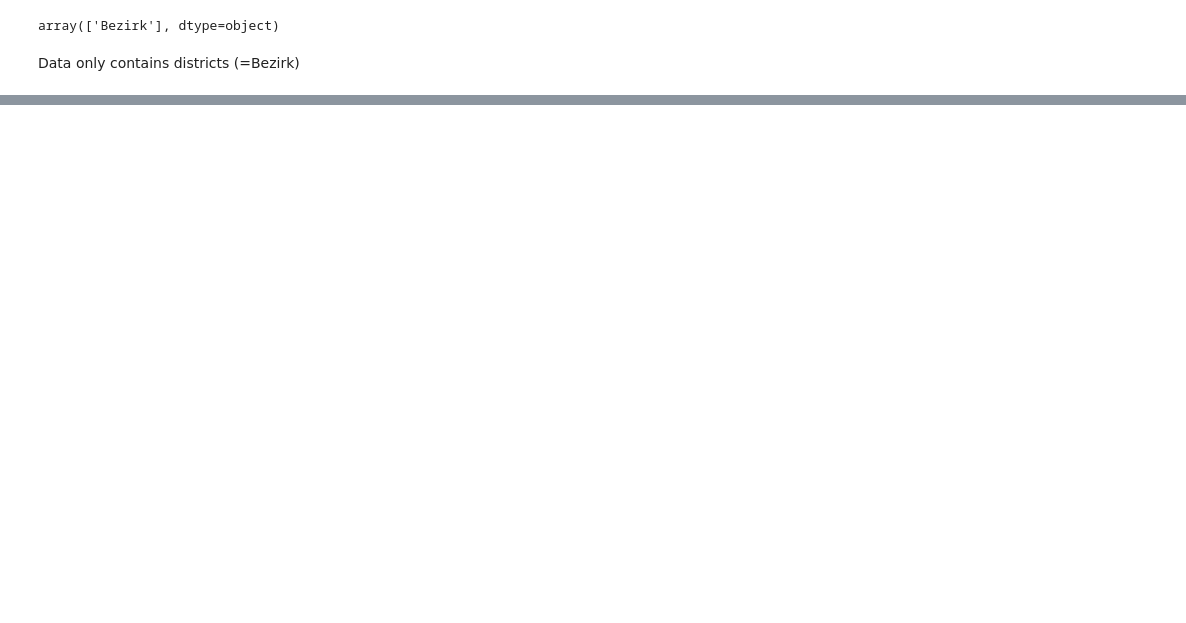
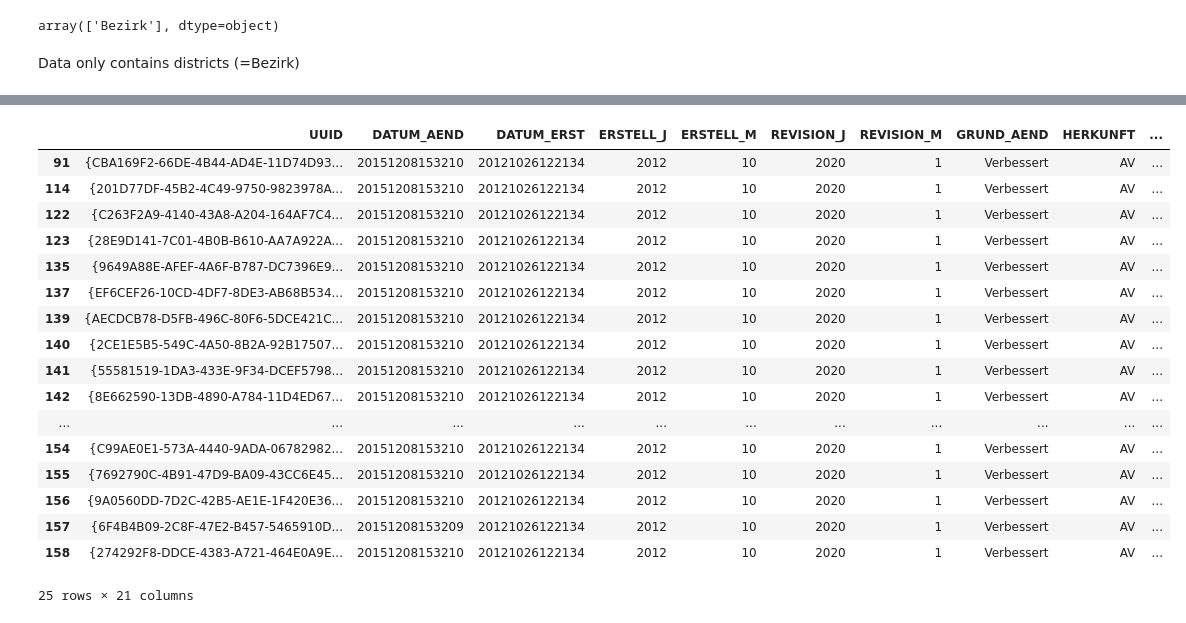
Before and after one commit to 111ark/swiss-hospital-occupancy, a Jupyter notebook: notebooks/district_DataFrame.ipynb, the cells around one changed output, grey strips where cells are left out. Saved outputs shown, nothing was run; the diff lists cells and outputs as text; code cells hidden in the pictures; blank space fills up the shorter version.

```diff
--- a/notebooks/district_DataFrame.ipynb
+++ b/notebooks/district_DataFrame.ipynb
@@ -30,0 +58,2 @@ Data only contains districts (=Bezirk)
+# %%
+d_pop = pd.read_csv('../data/processed/district_pop.csv', encoding="utf-8")
@@ -30,0 +76,14 @@ Data only contains districts (=Bezirk)
+# %%
+import pandas as pd
+
+# Define a function to update the missing values
+def update_missing_values(row, d_pop):
+    if pd.isna(row['EINWOHNERZ']):
+        match = d_pop[d_pop['name'] == row['NAME']]
+        if not match.empty:
+            return match['pop20'].values[0]
+    return row['EINWOHNERZ']
+mdr['EINWOHNERZ'] = mdr.apply(lambda row: update_missing_values(row, d_pop), axis=1)
+
+# Display the updated DataFrame
+print(mdr)
@@ -30,0 +113,21 @@ Data only contains districts (=Bezirk)
+# %%
+mdr
+# %% [output]
+|  | UUID | DATUM_AEND | DATUM_ERST | ERSTELL_J | ERSTELL_M | REVISION_J | REVISION_M | GRUND_AEND | HERKUNFT | ... |
+| 91 | {CBA169F2-66DE-4B44-AD4E-11D74D93... | 20151208153210 | 20121026122134 | 2012 | 10 | 2020 | 1 | Verbessert | AV | ... |
+| 114 | {201D77DF-45B2-4C49-9750-9823978A... | 20151208153210 | 20121026122134 | 2012 | 10 | 2020 | 1 | Verbessert | AV | ... |
+| 122 | {C263F2A9-4140-43A8-A204-164AF7C4... | 20151208153210 | 20121026122134 | 2012 | 10 | 2020 | 1 | Verbessert | AV | ... |
+| 123 | {28E9D141-7C01-4B0B-B610-AA7A922A... | 20151208153210 | 20121026122134 | 2012 | 10 | 2020 | 1 | Verbessert | AV | ... |
+| 135 | {9649A88E-AFEF-4A6F-B787-DC7396E9... | 20151208153210 | 20121026122134 | 2012 | 10 | 2020 | 1 | Verbessert | AV | ... |
+| 137 | {EF6CEF26-10CD-4DF7-8DE3-AB68B534... | 20151208153210 | 20121026122134 | 2012 | 10 | 2020 | 1 | Verbessert | AV | ... |
+| 139 | {AECDCB78-D5FB-496C-80F6-5DCE421C... | 20151208153210 | 20121026122134 | 2012 | 10 | 2020 | 1 | Verbessert | AV | ... |
+| 140 | {2CE1E5B5-549C-4A50-8B2A-92B17507... | 20151208153210 | 20121026122134 | 2012 | 10 | 2020 | 1 | Verbessert | AV | ... |
+| 141 | {55581519-1DA3-433E-9F34-DCEF5798... | 20151208153210 | 20121026122134 | 2012 | 10 | 2020 | 1 | Verbessert | AV | ... |
+| 142 | {8E662590-13DB-4890-A784-11D4ED67... | 20151208153210 | 20121026122134 | 2012 | 10 | 2020 | 1 | Verbessert | AV | ... |
+| ... | ... | ... | ... | ... | ... | ... | ... | ... | ... | ... |
+| 154 | {C99AE0E1-573A-4440-9ADA-06782982... | 20151208153210 | 20121026122134 | 2012 | 10 | 2020 | 1 | Verbessert | AV | ... |
+| 155 | {7692790C-4B91-47D9-BA09-43CC6E45... | 20151208153210 | 20121026122134 | 2012 | 10 | 2020 | 1 | Verbessert | AV | ... |
+| 156 | {9A0560DD-7D2C-42B5-AE1E-1F420E36... | 20151208153210 | 20121026122134 | 2012 | 10 | 2020 | 1 | Verbessert | AV | ... |
+| 157 | {6F4B4B09-2C8F-47E2-B457-5465910D... | 20151208153209 | 20121026122134 | 2012 | 10 | 2020 | 1 | Verbessert | AV | ... |
+| 158 | {274292F8-DDCE-4383-A721-464E0A9E... | 20151208153210 | 20121026122134 | 2012 | 10 | 2020 | 1 | Verbessert | AV | ... |
+25 rows × 21 columns
```
Also changed, not shown: parts of 6 cells of this notebook, 2 other files.
